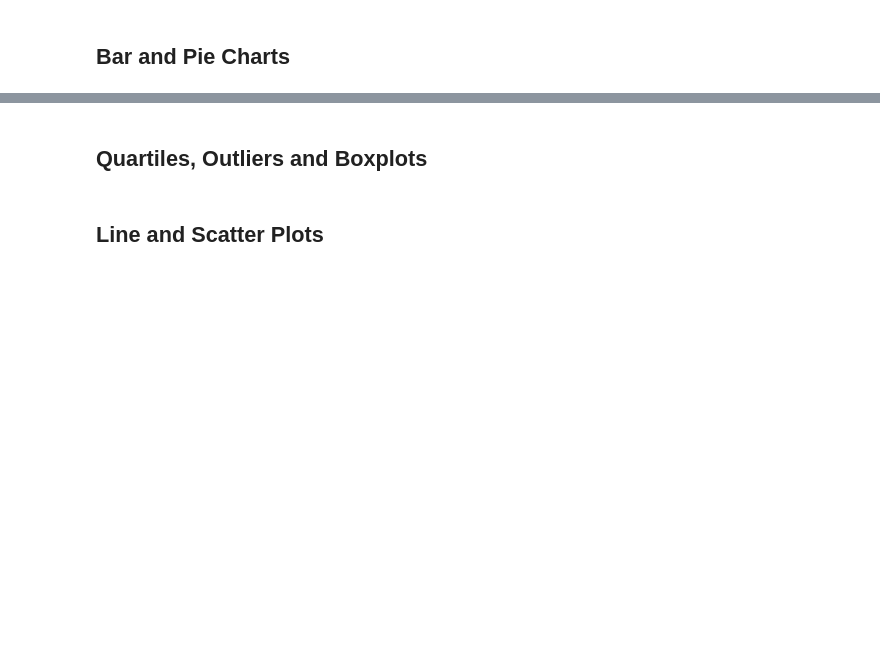
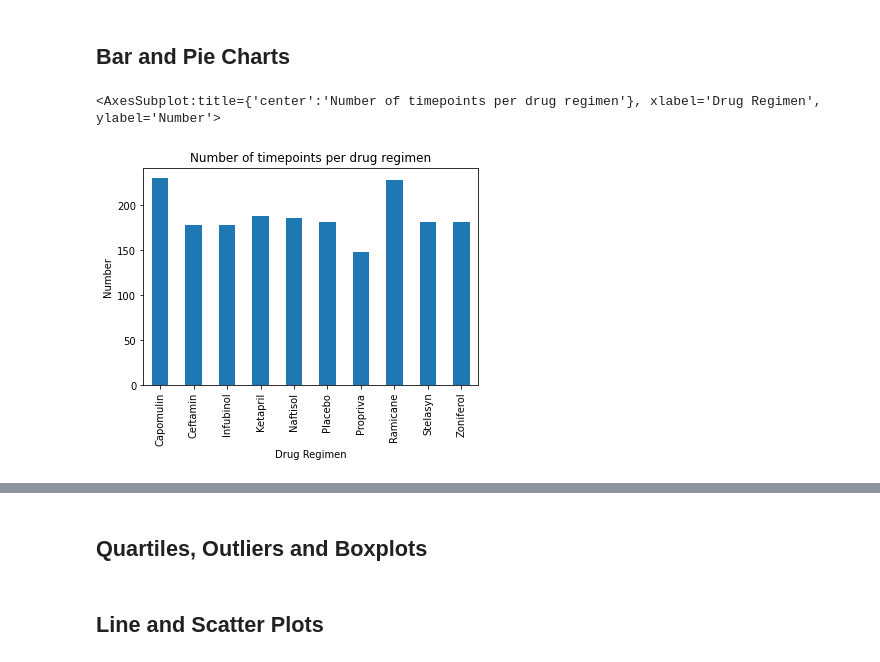
Before and after one commit to ermcgrew/matplotlib_challenge, a Jupyter notebook: Pymaceuticals/main.ipynb, the cells around one changed output, grey strips where cells are left out. Drawn from its saved outputs; the diff is of its cells as text; code cells hidden in the pictures; blank space fills up the shorter version.

Commit message:
summary, bar and pie charts done

```diff
--- a/Pymaceuticals/main.ipynb
+++ b/Pymaceuticals/main.ipynb
@@ -85,7 +63,25 @@ mouse2_number
 ## Summary Statistics
 # %%
 # Generate a summary statistics table of mean, median, variance, standard deviation, and SEM of the tumor volume for each regimen
-
 # Use groupby and summary statistical methods to calculate the following properties of each drug regimen:
 # mean, median, variance, standard deviation, and SEM of the tumor volume.
 # Assemble the resulting series into a single summary dataframe.
+
+regimen_summary_group = mouse_study_nodupes_df.groupby(["Drug Regimen"])
+
+tumor_mean = regimen_summary_group["Tumor Volume (mm3)"].mean()
+tumor_median = regimen_summary_group["Tumor Volume (mm3)"].median()
+tumor_std = regimen_summary_group["Tumor Volume (mm3)"].std()
+tumor_var = regimen_summary_group["Tumor Volume (mm3)"].var()
+tumor_sem = regimen_summary_group["Tumor Volume (mm3)"].sem()
+
+regimen_summary_longway = pd.DataFrame(
+    {"Mean Tumor Volume (mm3)": tumor_mean,
+     "Median Tumor Volume (mm3)": tumor_median,
+     "Standard Deviation": tumor_std,
+     "Variation": tumor_var,
+     "SEM": tumor_sem
+    }
+)
+
+regimen_summary_longway
@@ -97,5 +124,10 @@ mouse2_number
 ## Bar and Pie Charts
 # %%
 # Generate a bar plot showing the total number of timepoints for all mice tested for each drug regimen using Pandas.
+timepoint = regimen_summary_group["Tumor Volume (mm3)"].count()
+timepoint.plot(kind = "bar", title="Number of timepoints per drug regimen", ylabel="Number")
+# %% [output]
+<AxesSubplot:title={'center':'Number of timepoints per drug regimen'}, xlabel='Drug Regimen', ylabel='Number'>
+[figure, added]
 # %%
 # Generate a bar plot showing the total number of timepoints for all mice tested for each drug regimen using pyplot.
```
Also changed, not shown: parts of 8 cells of this notebook.
